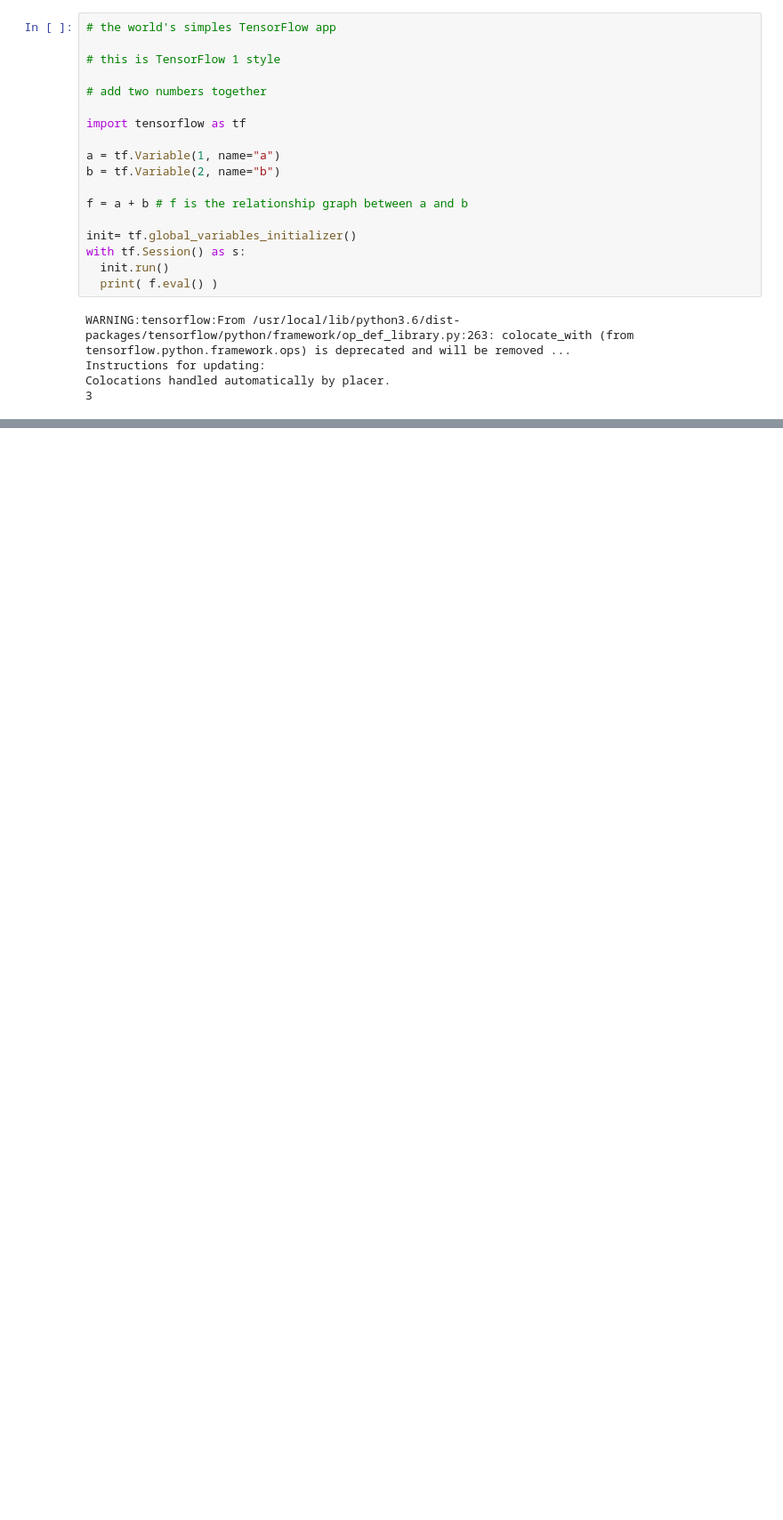
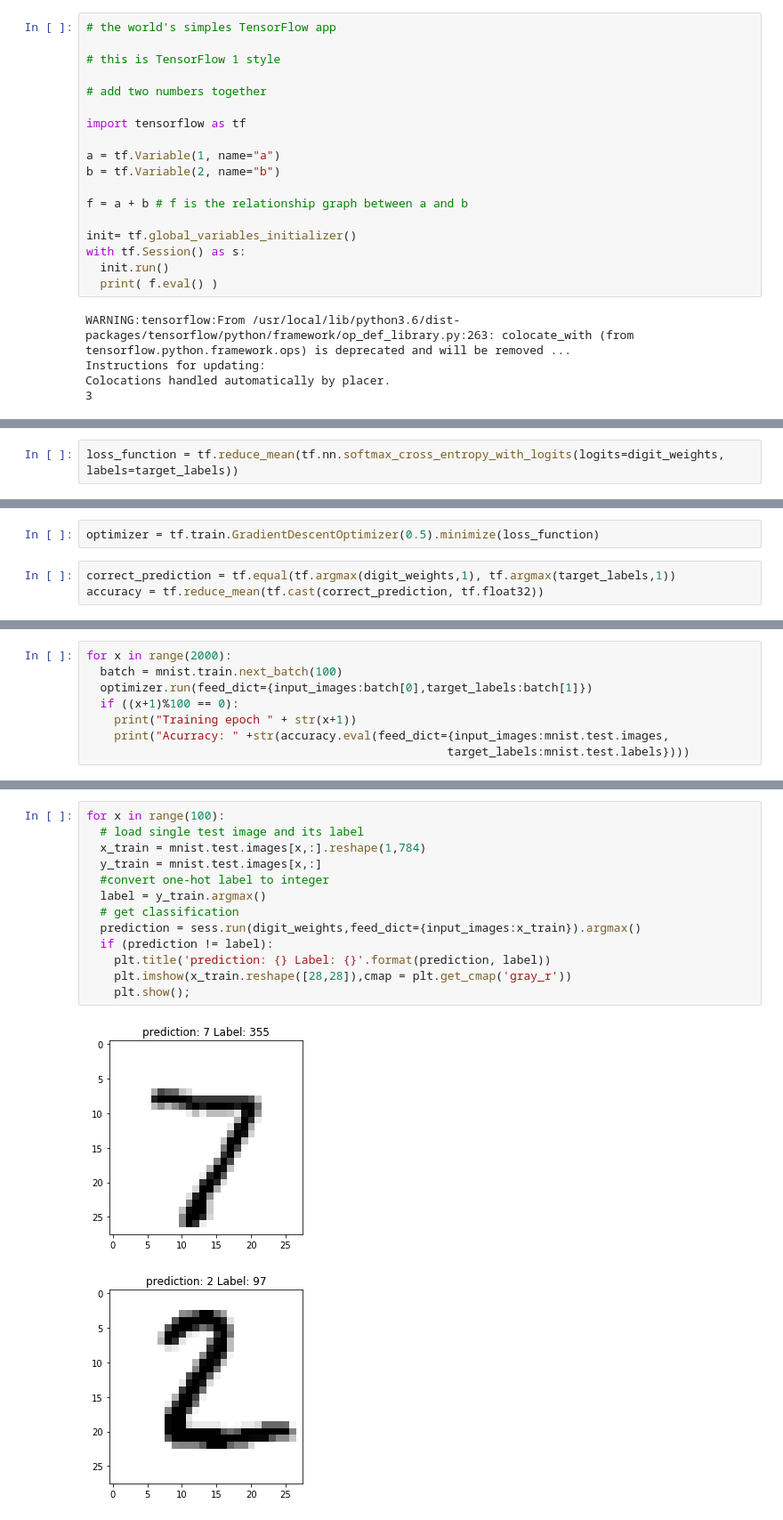
Before and after one commit to NelisW/colabrepo, a Jupyter notebook: basics01.ipynb, the cells around one changed output, grey strips where cells are left out. Shown: that part at 89% size. Cells and saved outputs as stored; diff of their text form; blank space fills up the shorter version.

```diff
--- a/basics01.ipynb
+++ b/basics01.ipynb
@@ -25,0 +82,2 @@ Colocations handled automatically by placer.
+# %%
+loss_function = tf.reduce_mean(tf.nn.softmax_cross_entropy_with_logits(logits=digit_weights, labels=target_labels))
@@ -25,0 +92,5 @@ Colocations handled automatically by placer.
+# %%
+optimizer = tf.train.GradientDescentOptimizer(0.5).minimize(loss_function)
+# %%
+correct_prediction = tf.equal(tf.argmax(digit_weights,1), tf.argmax(target_labels,1))
+accuracy = tf.reduce_mean(tf.cast(correct_prediction, tf.float32))
@@ -25,0 +99,8 @@ Colocations handled automatically by placer.
+# %%
+for x in range(2000):
+  batch = mnist.train.next_batch(100)
+  optimizer.run(feed_dict={input_images:batch[0],target_labels:batch[1]})
+  if ((x+1)%100 == 0):
+    print("Training epoch " + str(x+1))
+    print("Acurracy: " +str(accuracy.eval(feed_dict={input_images:mnist.test.images,
+                                                    target_labels:mnist.test.labels})))
@@ -25,0 +125,16 @@ Colocations handled automatically by placer.
+# %%
+for x in range(100):
+  # load single test image and its label
+  x_train = mnist.test.images[x,:].reshape(1,784)
+  y_train = mnist.test.images[x,:]
+  #convert one-hot label to integer
+  label = y_train.argmax()
+  # get classification
+  prediction = sess.run(digit_weights,feed_dict={input_images:x_train}).argmax()
+  if (prediction != label):
+    plt.title('prediction: {} Label: {}'.format(prediction, label))
+    plt.imshow(x_train.reshape([28,28]),cmap = plt.get_cmap('gray_r'))
+    plt.show();
+# %% [output]
+[figure, added]
+[figure, added]
```
Also changed, not shown: parts of 9 cells of this notebook.
